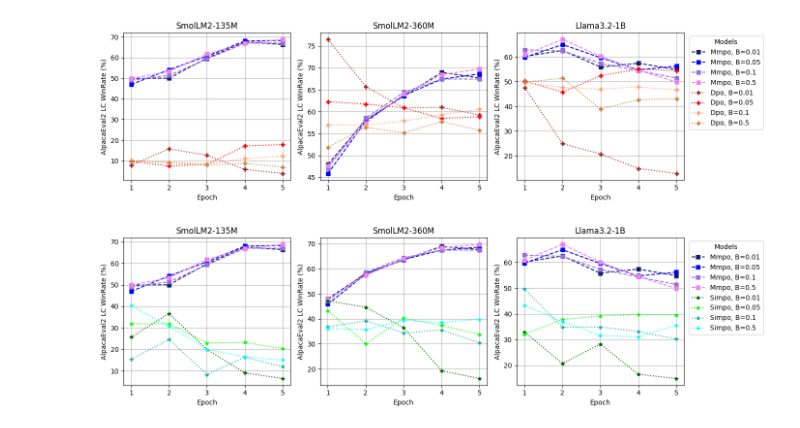
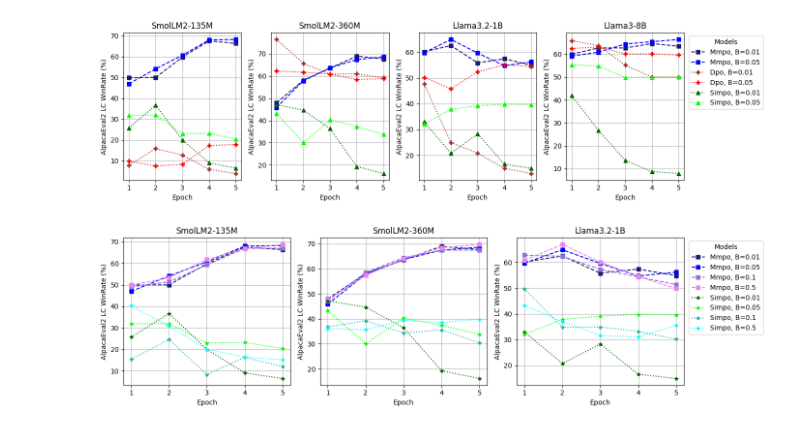
Before and after one commit to SaeedNajafi/alignment-handbook, a Jupyter notebook: lm-harness.ipynb, the cells around one changed output. Drawn from its saved outputs; the diff is of its cells as text; code cells hidden in the pictures.

```diff
--- a/lm-harness.ipynb
+++ b/lm-harness.ipynb
@@ -730,20 +770,20 @@ colors = {
 "sft": "green"
 }
 
-def alpaca_mmpo_dpo_plot_diagram():
+def alpaca_mmpo_simpo_dpo_plot_diagram():
     # Model names and markers
     models = {
         "mmpo=0.01": "s",          # Cross (filled)
         "mmpo=0.05": "s",
-        "mmpo=0.1": "s",
-        "mmpo=0.5": "s",
+        # "mmpo=0.1": "s",
+        # "mmpo=0.5": "s",
         "dpo=0.01": "P",         # Circle
         "dpo=0.05": "P",         # Circle
-        "dpo=0.1": "P",          # Circle
-        "dpo=0.5": "P",          # Circle
+        # "dpo=0.1": "P",          # Circle
+        # "dpo=0.5": "P",          # Circle
         # "dpo-len": "s",       # Square
-        # "simpo=0.01": "^",         # Triangle Up
-        # "simpo=0.05": "^",         # Triangle Up
+        "simpo=0.01": "^",         # Triangle Up
+        "simpo=0.05": "^",         # Triangle Up
         # "simpo=0.1": "^",         # Triangle Up
         # "simpo=0.5": "^",         # Triangle Up
         # "simpo-len": "P",     # Plus (filled)
@@ -753,7 +793,7 @@ def alpaca_mmpo_dpo_plot_diagram():
 
     }
 
-    fig, axs = plt.subplots(1, 3, figsize=(14, 4))  # 2 rows, 1 column
+    fig, axs = plt.subplots(1, 4, figsize=(14, 4))  # 2 rows, 1 column
 
     # Add the '135-sft' model as a starting point for all models
     epochs = list(range(1, 6))  # Epochs from 0 to 5
@@ -832,16 +872,41 @@ def alpaca_mmpo_dpo_plot_diagram():
     axs[2].set_xticks(epochs)  # Ensure we have ticks for all epochs including 0
     axs[2].grid(True)
 
+    # Add the 'llama3.2_1b-sft' model as a starting point for all models
+    epochs = list(range(1, 6))  # Epochs from 0 to 5
+
+    for model, marker in models.items():
+        lc_winrates = []
+        obj_type, len_norm, entp = model_vars(model)
+        if model != "sft":
+            for epoch in range(1, 6):  # Epochs 1 to 5
+                beta = model.split("=")[1]
+                key = f"llama3_8b-{obj_type}-epoch_{epoch}-length-norm_{len_norm}-beta_{beta}-entropy_{entp}"
+                if key in model_alpacaeval_winrates_llama38b:
+                    lc_winrates.append(model_alpacaeval_winrates_llama38b[key])
+                else:
+                    lc_winrates.append(None)  # In case some data is missing, leaving gaps
+
+        axs[3].plot(epochs, lc_winrates, marker=marker, label=model.replace('=', ', β=').title(), linestyle=line_styles[obj_type],
+            color=colors[model])
+
+    # Styling the plot
+    axs[3].set_xlabel('Epoch')
+    axs[3].set_ylabel(f'AlpacaEval2 LC WinRate (%)')
+    axs[3].set_title('Llama3-8B')
+    axs[3].set_xticks(epochs)  # Ensure we have ticks for all epochs including 0
+    axs[3].grid(True)
+
 
     plt.legend(title='Models', bbox_to_anchor=(1.01, 1))
     plt.tight_layout()
     # Show the plot
-    plt.savefig(f"mmpo-dpo-alpacaeval2-results.png", dpi=300)
+    plt.savefig(f"mmpo-simpo-dpo-alpacaeval2-results.png", dpi=300)
     plt.show()
 # %%
-alpaca_mmpo_dpo_plot_diagram()
+alpaca_mmpo_simpo_dpo_plot_diagram()
 # %% [output]
-[figure, old version]
+[figure, new version]
 # %%
 def model_vars(model_str):
     if "dpo" in model_str:
```
Also changed, not shown: parts of 6 cells of this notebook, 2 other files.
